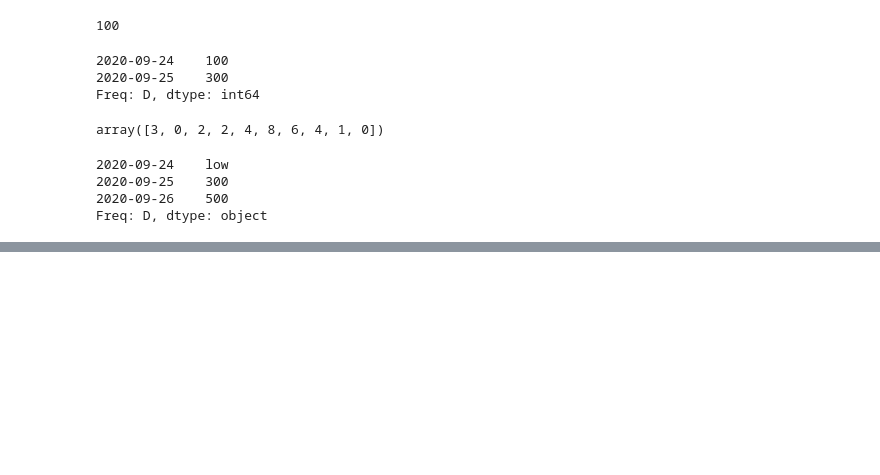
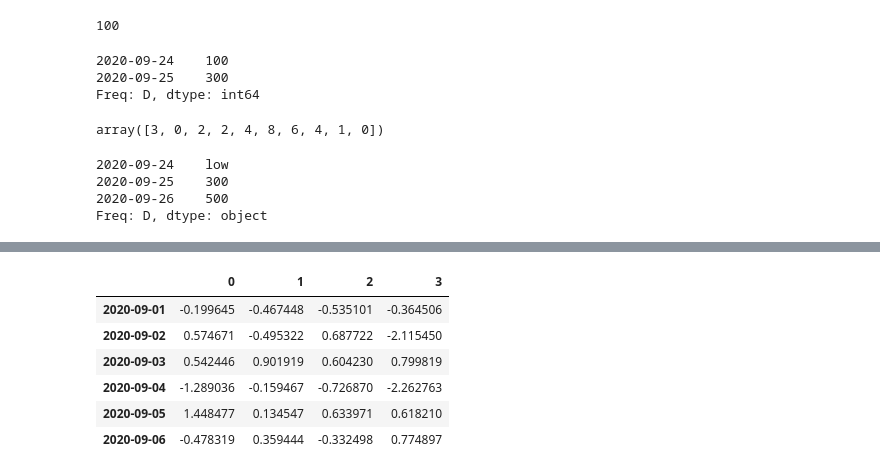
Before and after one commit to cchio74/forgemaster, a Jupyter notebook: lab03_LHC_pandas.ipynb, the cells around one changed output, grey strips where cells are left out. Cells and saved outputs as stored; diff of their text form; code cells hidden in the pictures; blank space fills up the shorter version.

```diff
--- a/lab03_LHC_pandas.ipynb
+++ b/lab03_LHC_pandas.ipynb
@@ -131,0 +328,11 @@ Freq: D, dtype: object
+# %%
+df=pd.DataFrame(np.random.randn(6,4),index=dates)
+df
+# %% [output]
+|  | 0 | 1 | 2 | 3 |
+| 2020-09-01 | -0.199645 | -0.467448 | -0.535101 | -0.364506 |
+| 2020-09-02 | 0.574671 | -0.495322 | 0.687722 | -2.115450 |
+| 2020-09-03 | 0.542446 | 0.901919 | 0.604230 | 0.799819 |
+| 2020-09-04 | -1.289036 | -0.159467 | -0.726870 | -2.262763 |
+| 2020-09-05 | 1.448477 | 0.134547 | 0.633971 | 0.618210 |
+| 2020-09-06 | -0.478319 | 0.359444 | -0.332498 | 0.774897 |
```
Also changed, not shown: parts of 62 cells of this notebook.
